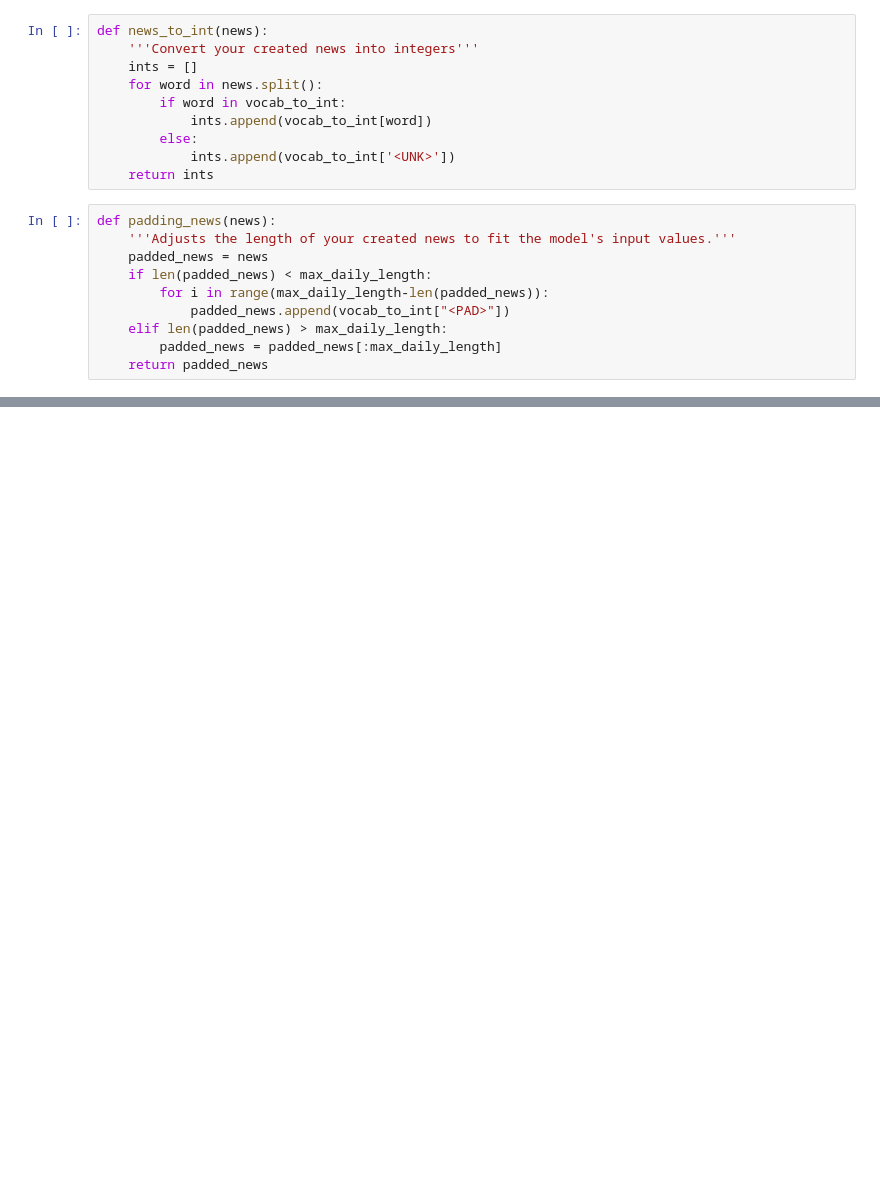
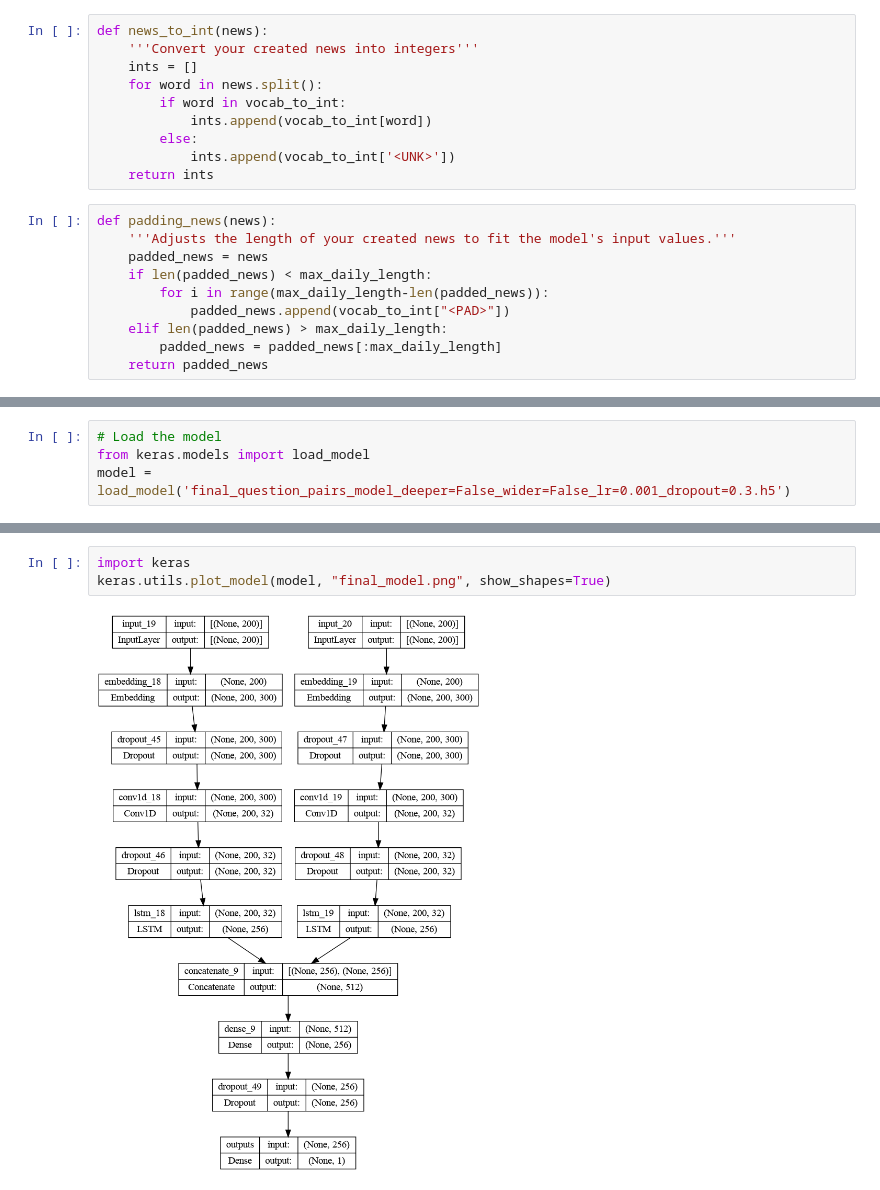
Before and after one commit to sovcombank-invest-lambda/stock-price-prediction, a Jupyter notebook: notebooks/0.1_model.ipynb, the cells around one changed output, grey strips where cells are left out. Drawn from its saved outputs; the diff is of its cells as text; blank space fills up the shorter version.

```diff
--- a/notebooks/0.1_model.ipynb
+++ b/notebooks/0.1_model.ipynb
@@ -955,0 +956,4 @@ model.save('question_pairs_model_deeper={}_wider={}_lr={}_dropout={}.h5'.format(
+# %%
+# Load the model
+from keras.models import load_model
+model = load_model('final_question_pairs_model_deeper=False_wider=False_lr=0.001_dropout=0.3.h5')
@@ -955,0 +967,5 @@ model.save('question_pairs_model_deeper={}_wider={}_lr={}_dropout={}.h5'.format(
+# %%
+import keras
+keras.utils.plot_model(model, "final_model.png", show_shapes=True)
+# %% [output]
+[figure, added]
```
Also changed, not shown: parts of 15 cells of this notebook, 7 other files.
